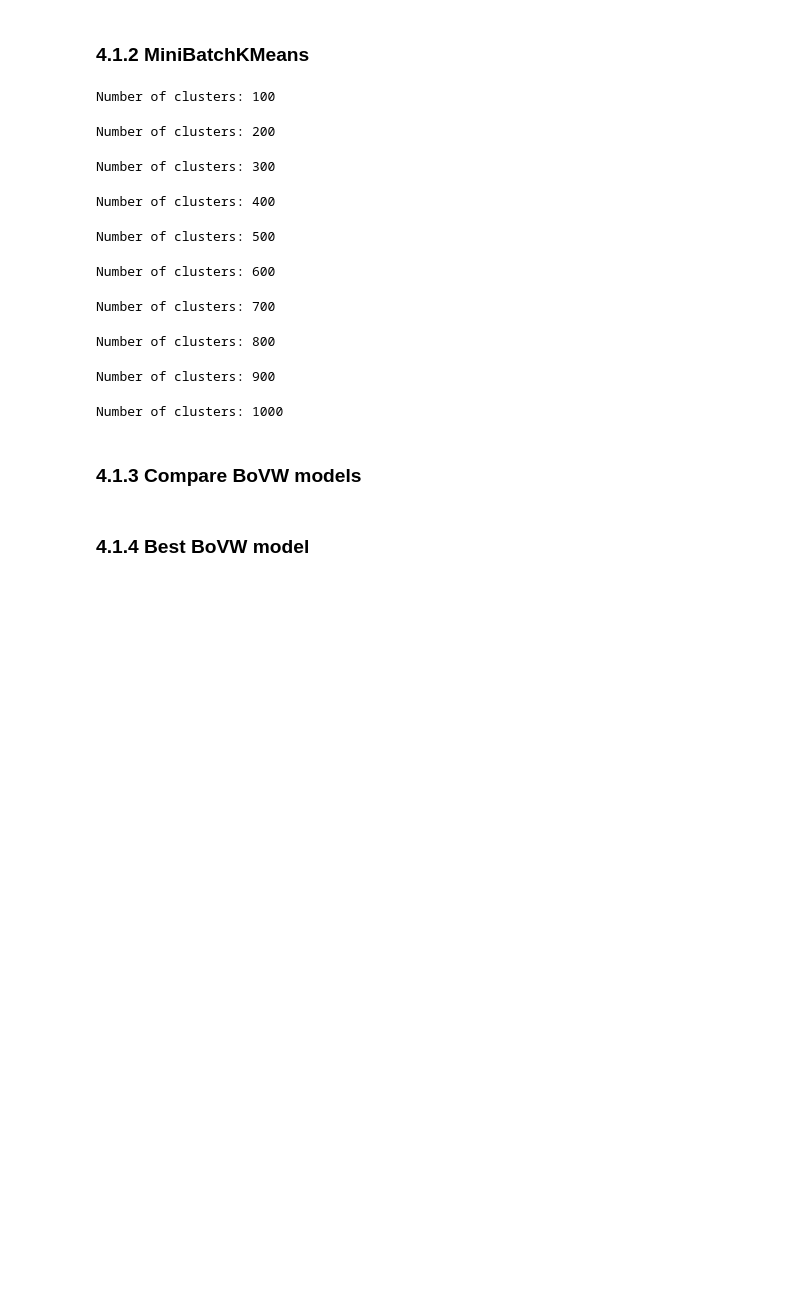
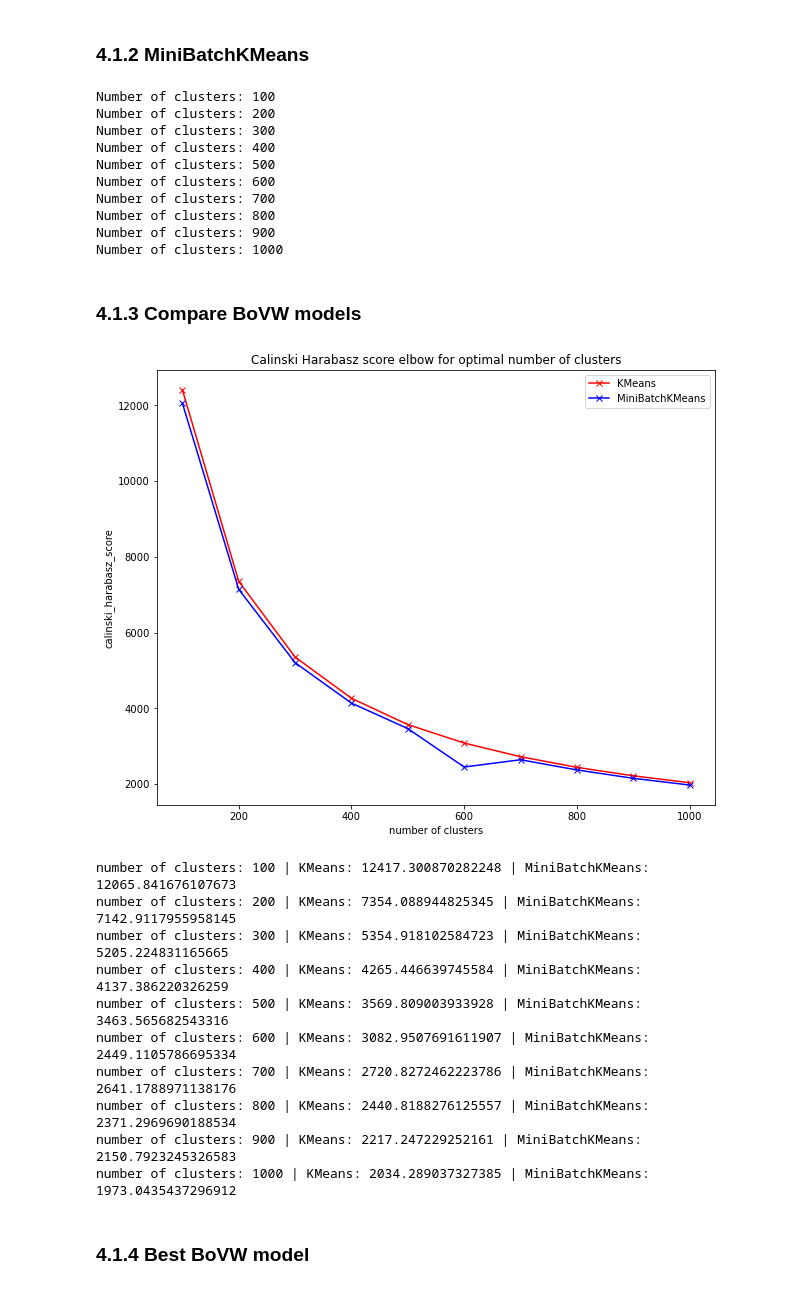
Before and after one commit to zealotry1developer/CBIR, a Jupyter notebook: notebooks/Bag of Visual Words.ipynb, the cells around one changed output. Saved outputs shown, nothing was run; the diff lists cells and outputs as text; code cells hidden in the pictures; blank space fills up the shorter version.

Commit message:
kmeans, clustering metric, model comparison

```diff
--- a/notebooks/Bag of Visual Words.ipynb
+++ b/notebooks/Bag of Visual Words.ipynb
@@ -346,13 +341,11 @@ for des in des_sift_train:
 ### 4.1.1 KMeans
 # %%
 kmeans_calinski = []
-kmeans_bouldin = []
 
 for n_clusters in range(100, 1100, 100):
     print(f'Number of clusters: {n_clusters}')
 
-    clustering = KMeans(n_clusters=n_clusters)
+    clustering = KMeans(n_clusters=n_clusters, n_init=10, max_iter=300)
     model = get_visual_words(descriptors=des_sift_raw_train, model=clustering)
 
     kmeans_calinski.append(calinski_harabasz_score(des_sift_raw_train, model.labels_))
-    kmeans_bouldin.append(davies_bouldin_score(des_sift_raw_train, model.labels_))
@@ -360,26 +364,24 @@ for n_clusters in range(100, 1100, 100):
 ### 4.1.2 MiniBatchKMeans
 # %%
 batch_kmeans_calinski = []
-batch_kmeans_bouldin = []
 
 for n_clusters in range(100, 1100, 100):
     print(f'Number of clusters: {n_clusters}')
 
-    clustering = MiniBatchKMeans(n_clusters=n_clusters, batch_size=64)
+    clustering = MiniBatchKMeans(n_clusters=n_clusters, batch_size=64, n_init=10, max_iter=300)
     model = get_visual_words(descriptors=des_sift_raw_train, model=clustering)
 
     batch_kmeans_calinski.append(calinski_harabasz_score(des_sift_raw_train, model.labels_))
-    batch_kmeans_bouldin.append(davies_bouldin_score(des_sift_raw_train, model.labels_))
 # %% [output]
 Number of clusters: 100
+Number of clusters: 200
+Number of clusters: 300
+Number of clusters: 400
+Number of clusters: 500
+Number of clusters: 600
+Number of clusters: 700
+Number of clusters: 800
+Number of clusters: 900
+Number of clusters: 1000
-Number of clusters: 200
-Number of clusters: 300
-Number of clusters: 400
-Number of clusters: 500
-Number of clusters: 600
-Number of clusters: 700
-Number of clusters: 800
-Number of clusters: 900
-Number of clusters: 1000
 # %% [markdown]
 ### 4.1.3 Compare BoVW models
@@ -395,2 +388,29 @@ Number of clusters: 1000
+# %%
+plt.figure(figsize=(10,8))
+
+plt.plot(range(100, 1100, 100), kmeans_calinski, 'rx-', label='KMeans')
+plt.plot(range(100, 1100, 100), batch_kmeans_calinski, 'bx-', label='MiniBatchKMeans')
+
+plt.xlabel('number of clusters')
+plt.ylabel('calinski_harabasz_score')
+plt.title('Calinski Harabasz score elbow for optimal number of clusters')
+plt.legend()
+
+plt.show()
+
+for count, value in enumerate(range(100, 1100, 100)):
+    print(f'number of clusters: {value} | KMeans: {kmeans_calinski[count]} | MiniBatchKMeans: {batch_kmeans_calinski[count]}')
+# %% [output]
+[figure, added]
+number of clusters: 100 | KMeans: 12417.300870282248 | MiniBatchKMeans: 12065.841676107673
+number of clusters: 200 | KMeans: 7354.088944825345 | MiniBatchKMeans: 7142.9117955958145
+number of clusters: 300 | KMeans: 5354.918102584723 | MiniBatchKMeans: 5205.224831165665
+number of clusters: 400 | KMeans: 4265.446639745584 | MiniBatchKMeans: 4137.386220326259
+number of clusters: 500 | KMeans: 3569.809003933928 | MiniBatchKMeans: 3463.565682543316
+number of clusters: 600 | KMeans: 3082.9507691611907 | MiniBatchKMeans: 2449.1105786695334
+number of clusters: 700 | KMeans: 2720.8272462223786 | MiniBatchKMeans: 2641.1788971138176
+number of clusters: 800 | KMeans: 2440.8188276125557 | MiniBatchKMeans: 2371.2969690188534
+number of clusters: 900 | KMeans: 2217.247229252161 | MiniBatchKMeans: 2150.7923245326583
+number of clusters: 1000 | KMeans: 2034.289037327385 | MiniBatchKMeans: 1973.0435437296912
 # %% [markdown]
 ### 4.1.4 Best BoVW model
```
Also changed, not shown: parts of 9 cells of this notebook.
